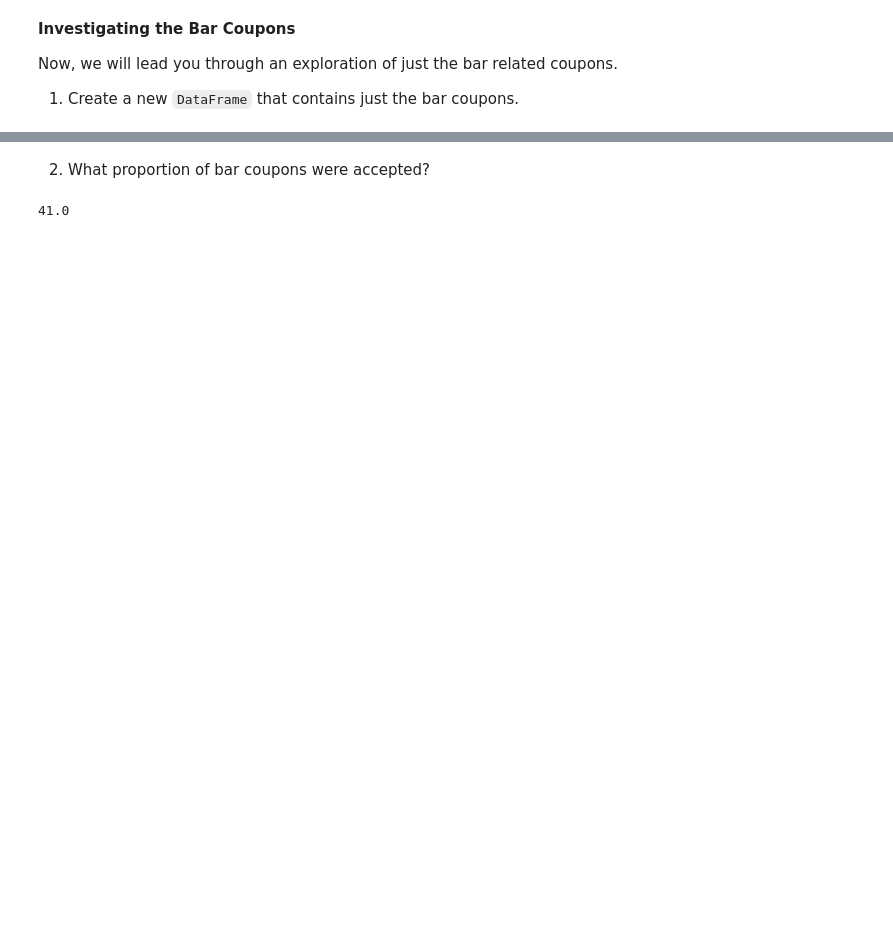
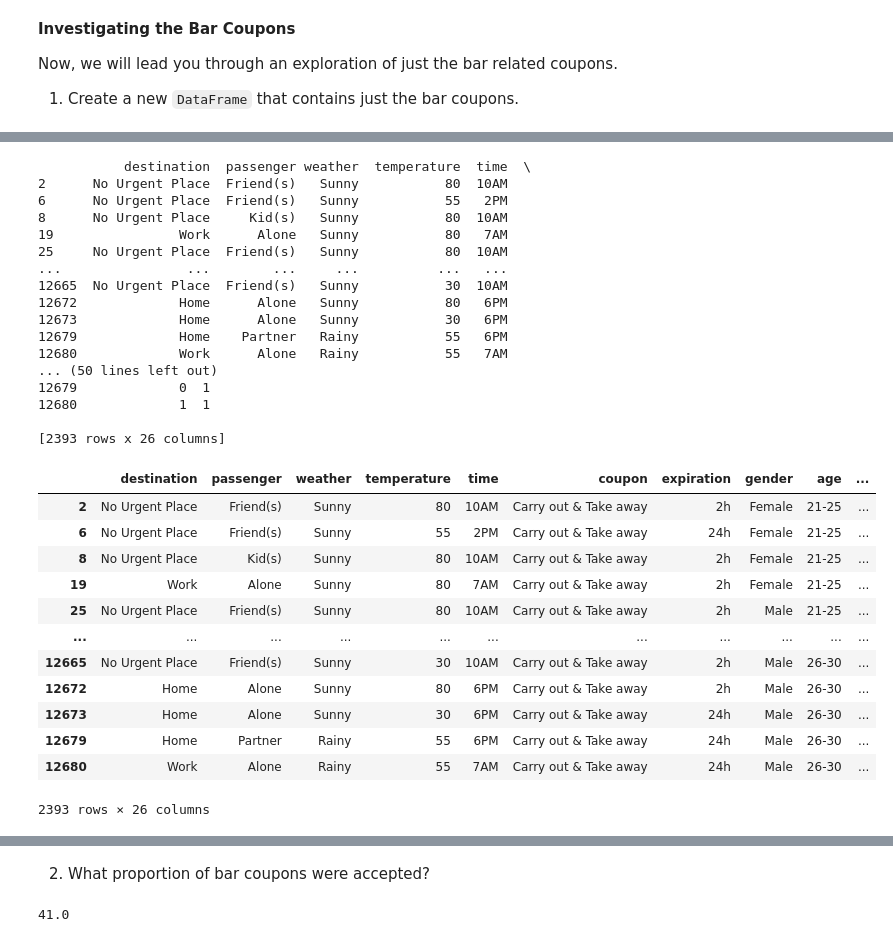
Before and after one commit to Vacanth/kraftwerk, a Jupyter notebook: Vasanth_assignment_5_1_starter.ipynb, the cells around one changed output, grey strips where cells are left out. Saved outputs shown, nothing was run; the diff lists cells and outputs as text; code cells hidden in the pictures; blank space fills up the shorter version.

```diff
--- a/Vasanth_assignment_5_1_starter.ipynb
+++ b/Vasanth_assignment_5_1_starter.ipynb
@@ -315,0 +366,36 @@ print(df_bar_coupon)
+# %%
+#Restaurant(<20)'  'Restaurant(20-50)
+df_carryout_coupon = data.query('coupon=="Carry out & Take away"')
+print(df_carryout_coupon)
+df_carryout_coupon
+# %% [output]
+           destination  passenger weather  temperature  time  \
+2      No Urgent Place  Friend(s)   Sunny           80  10AM
+6      No Urgent Place  Friend(s)   Sunny           55   2PM
+8      No Urgent Place     Kid(s)   Sunny           80  10AM
+19                Work      Alone   Sunny           80   7AM
+25     No Urgent Place  Friend(s)   Sunny           80  10AM
+...                ...        ...     ...          ...   ...
+12665  No Urgent Place  Friend(s)   Sunny           30  10AM
+12672             Home      Alone   Sunny           80   6PM
+12673             Home      Alone   Sunny           30   6PM
+12679             Home    Partner   Rainy           55   6PM
+12680             Work      Alone   Rainy           55   7AM
+... (50 lines left out)
+12679             0  1
+12680             1  1
+
+[2393 rows x 26 columns]
+|  | destination | passenger | weather | temperature | time | coupon | expiration | gender | age | ... |
+| 2 | No Urgent Place | Friend(s) | Sunny | 80 | 10AM | Carry out & Take away | 2h | Female | 21-25 | ... |
+| 6 | No Urgent Place | Friend(s) | Sunny | 55 | 2PM | Carry out & Take away | 24h | Female | 21-25 | ... |
+| 8 | No Urgent Place | Kid(s) | Sunny | 80 | 10AM | Carry out & Take away | 2h | Female | 21-25 | ... |
+| 19 | Work | Alone | Sunny | 80 | 7AM | Carry out & Take away | 2h | Female | 21-25 | ... |
+| 25 | No Urgent Place | Friend(s) | Sunny | 80 | 10AM | Carry out & Take away | 2h | Male | 21-25 | ... |
+| ... | ... | ... | ... | ... | ... | ... | ... | ... | ... | ... |
+| 12665 | No Urgent Place | Friend(s) | Sunny | 30 | 10AM | Carry out & Take away | 2h | Male | 26-30 | ... |
+| 12672 | Home | Alone | Sunny | 80 | 6PM | Carry out & Take away | 2h | Male | 26-30 | ... |
+| 12673 | Home | Alone | Sunny | 30 | 6PM | Carry out & Take away | 24h | Male | 26-30 | ... |
+| 12679 | Home | Partner | Rainy | 55 | 6PM | Carry out & Take away | 24h | Male | 26-30 | ... |
+| 12680 | Work | Alone | Rainy | 55 | 7AM | Carry out & Take away | 24h | Male | 26-30 | ... |
+2393 rows × 26 columns
```
Also changed, not shown: parts of 10 cells of this notebook.
